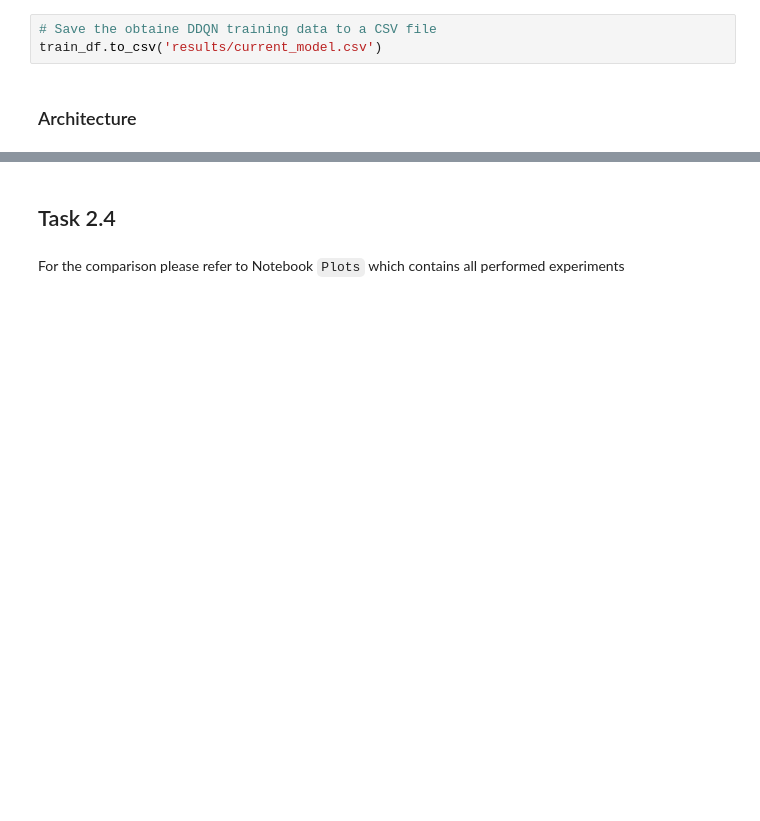
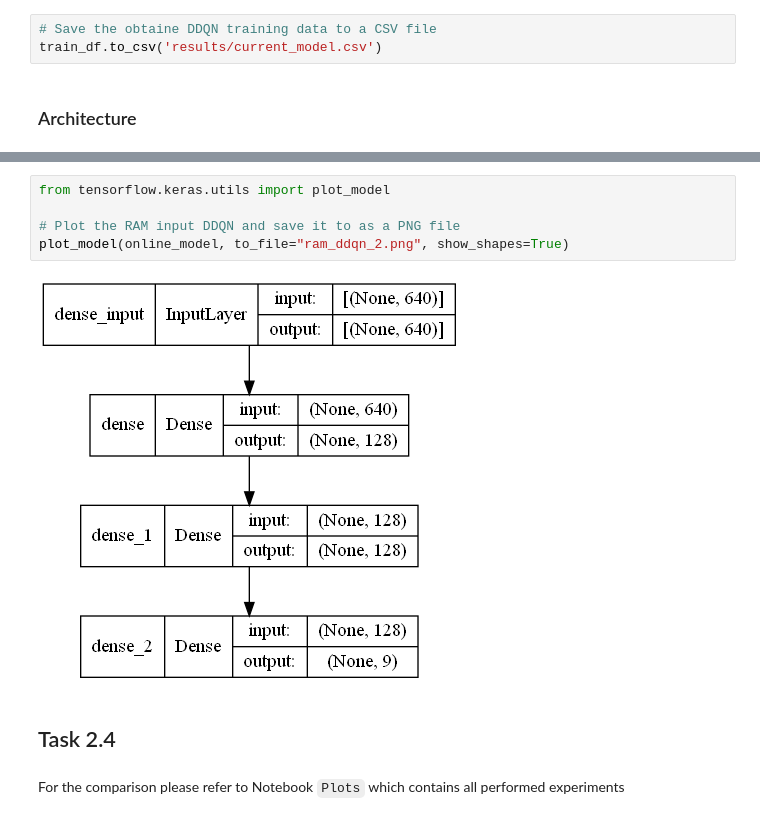
Before and after one commit to Intenzo21/asterix-rl, a Jupyter notebook: ram_agents/DDQN_ram_finalised_unrendered_2_layers.ipynb, the cells around one changed output, grey strips where cells are left out. Saved outputs shown, nothing was run; the diff lists cells and outputs as text; blank space fills up the shorter version.

Commit message:
RAM input summaries and architectures displayed

```diff
--- a/ram_agents/DDQN_ram_finalised_unrendered_2_layers.ipynb
+++ b/ram_agents/DDQN_ram_finalised_unrendered_2_layers.ipynb
@@ -736,3 +753,10 @@ target_model.save('current_model.h5')
+# %%
+from tensorflow.keras.utils import plot_model
+
+# Plot the RAM input DDQN and save it to as a PNG file
+plot_model(online_model, to_file="ram_ddqn_2.png", show_shapes=True)
+# %% [output]
+[figure, added]
 # %% [markdown]
 ## Task 2.4
 # %% [markdown]
```
Also changed, not shown: parts of 4 cells of this notebook, 1 other file.
